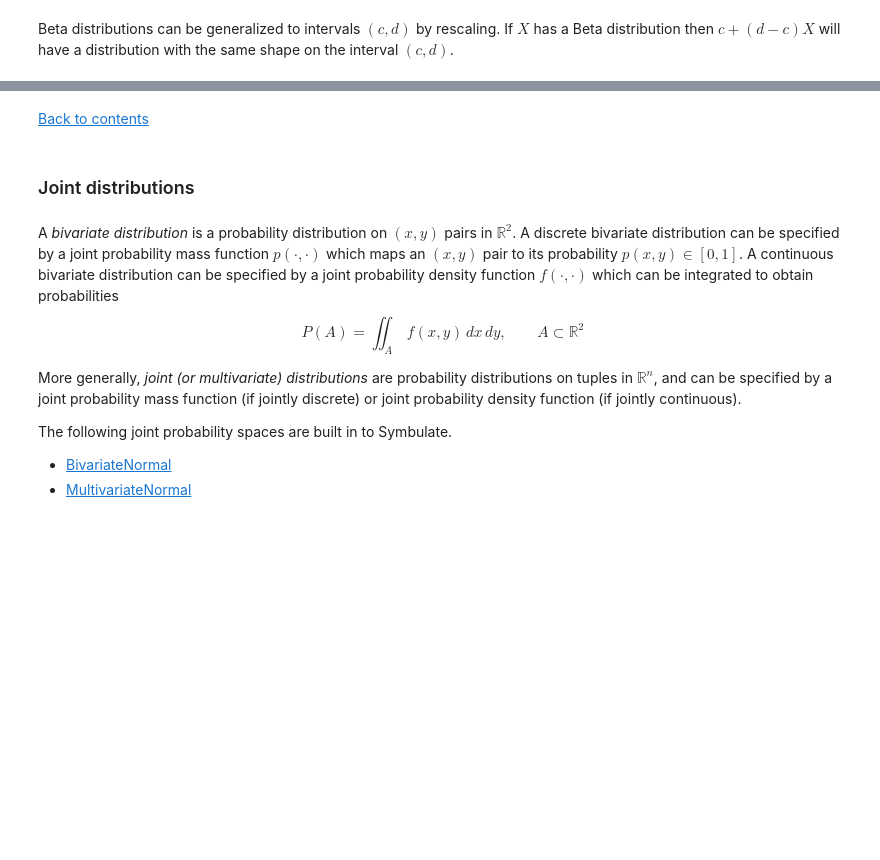
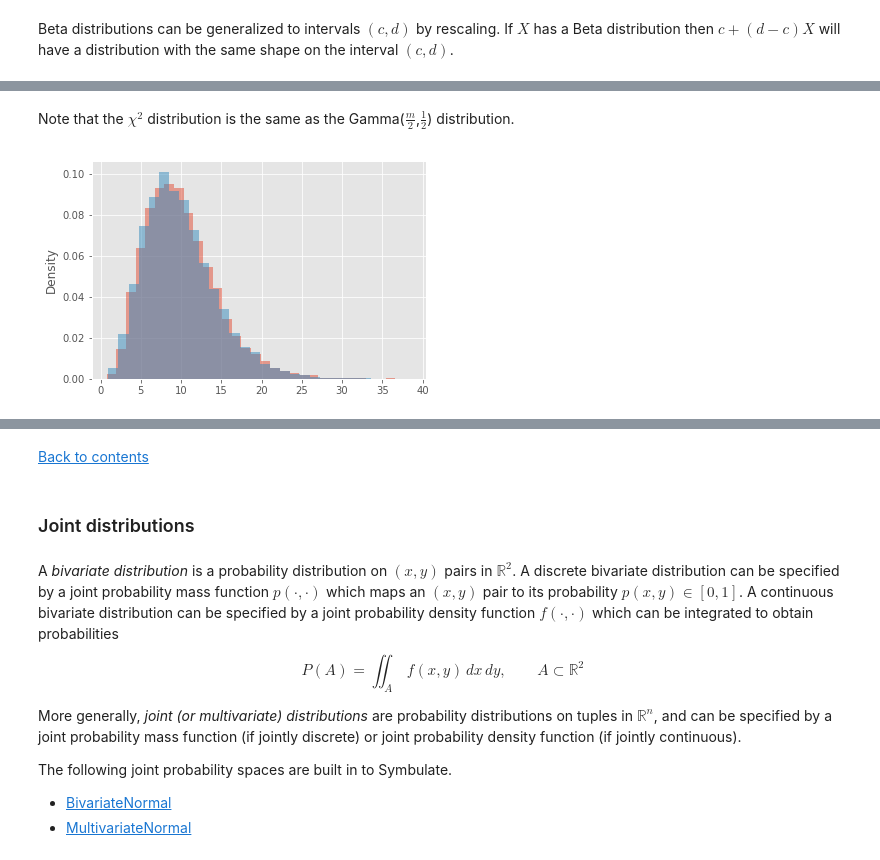
Before and after one commit to dlsun/symbulate, a Jupyter notebook: docs/common.ipynb, the cells around one changed output, grey strips where cells are left out. Drawn from its saved outputs; the diff is of its cells as text; code cells hidden in the pictures; blank space fills up the shorter version.

```diff
--- a/docs/common.ipynb
+++ b/docs/common.ipynb
@@ -307,0 +324,8 @@ d = 15
+# %% [markdown]
+Note that the $\chi^2$ distribution is the same as the Gamma($\frac{m}{2}$,$\frac{1}{2}$) distribution.
+# %%
+Y = RV(Gamma(5,1/2)).sim(10000)
+X.plot(bins = 30)
+Y.plot(bins = 30)
+# %% [output]
+[figure, added]
```
Also changed, not shown: parts of 41 cells of this notebook.
